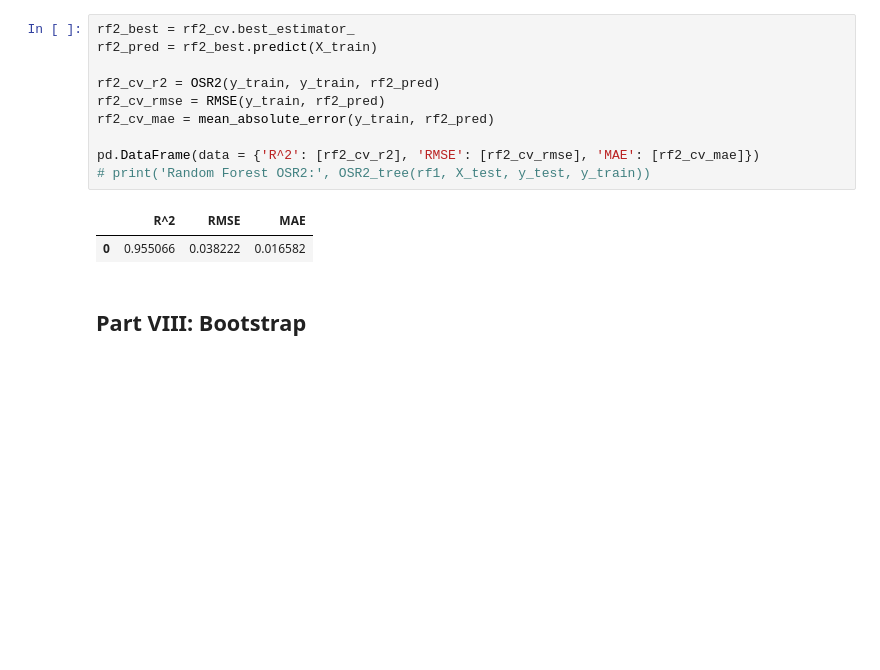
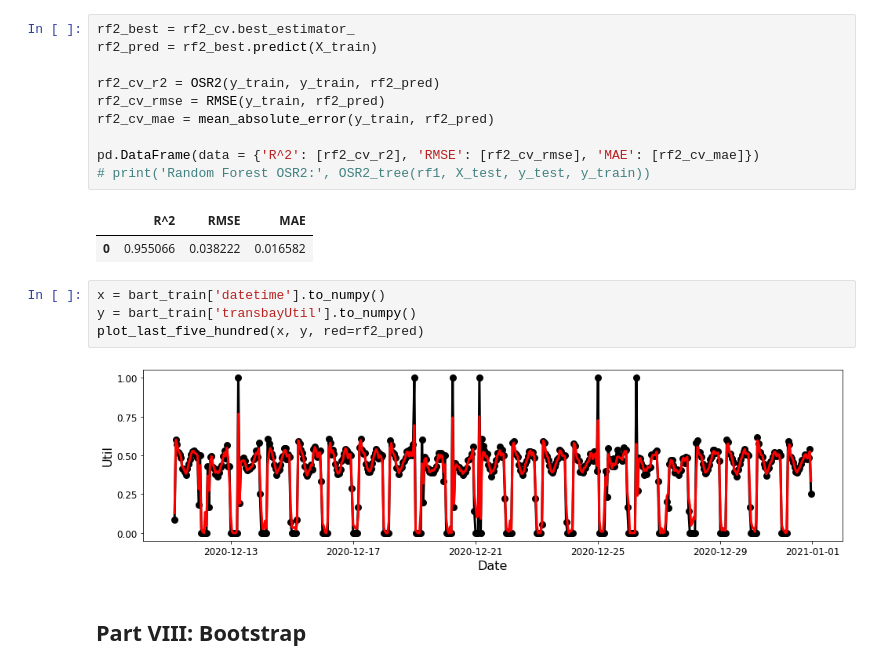
Before and after one commit to James-Bartman/IEOR142_Project, a Jupyter notebook: IEOR_142_Final_Project.ipynb, the cells around one changed output. Drawn from its saved outputs; the diff is of its cells as text; blank space fills up the shorter version.

```diff
--- a/IEOR_142_Final_Project.ipynb
+++ b/IEOR_142_Final_Project.ipynb
@@ -751,6 +755,12 @@ pd.DataFrame(data = {'R^2': [rf2_cv_r2], 'RMSE': [rf2_cv_rmse], 'MAE': [rf2_cv_m
 # %% [output]
 |  | R^2 | RMSE | MAE |
 | 0 | 0.955066 | 0.038222 | 0.016582 |
+# %%
+x = bart_train['datetime'].to_numpy()
+y = bart_train['transbayUtil'].to_numpy()
+plot_last_five_hundred(x, y, red=rf2_pred)
+# %% [output]
+[figure, added]
 # %% [markdown]
 ## Part VIII: Bootstrap
 # %%
```
Also changed, not shown: parts of 16 cells of this notebook.
